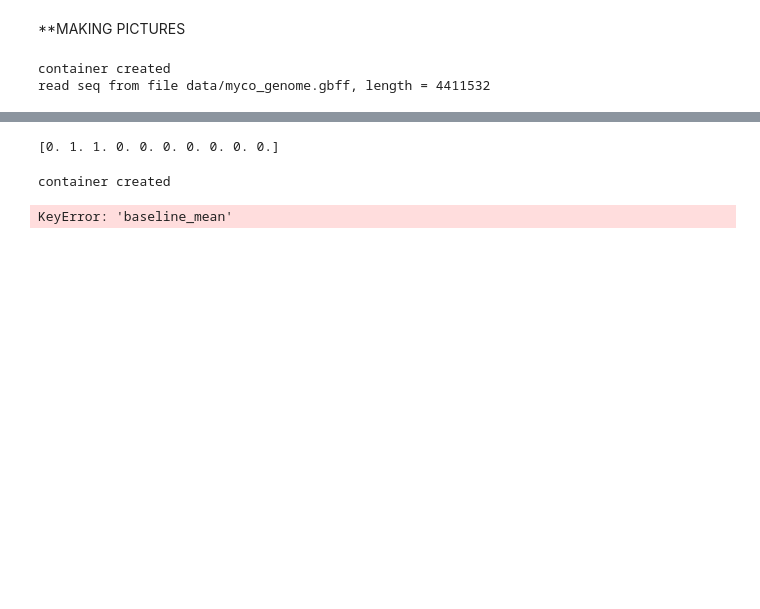
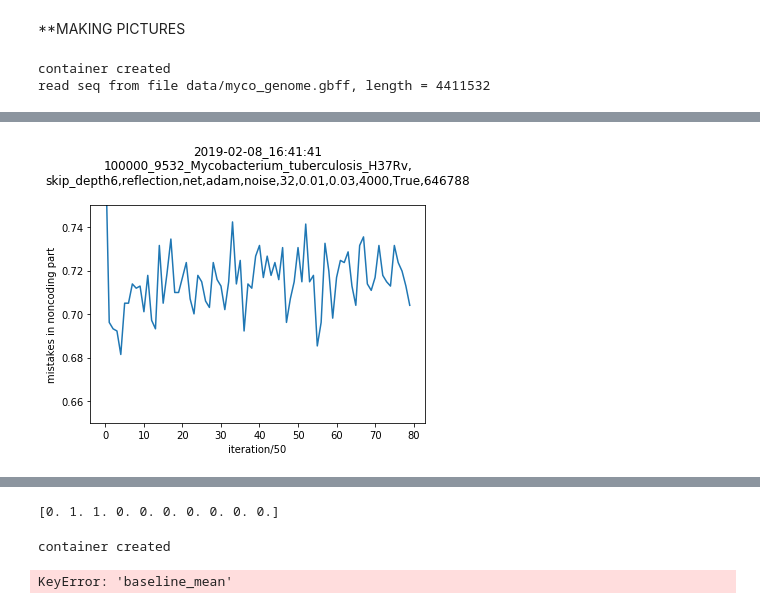
Before and after one commit to litvinanna/deep-image-prior, a Jupyter notebook: inpainting_genome.ipynb, the cells around one changed output, grey strips where cells are left out. Drawn from its saved outputs; the diff is of its cells as text; code cells hidden in the pictures; blank space fills up the shorter version.

```diff
--- a/inpainting_genome.ipynb
+++ b/inpainting_genome.ipynb
@@ -440,0 +531,4 @@ plt.show()
+# %%
+plot_part(noncoding, "noncoding")
+# %% [output]
+[figure, added]
```
Also changed, not shown: parts of 19 cells of this notebook.
